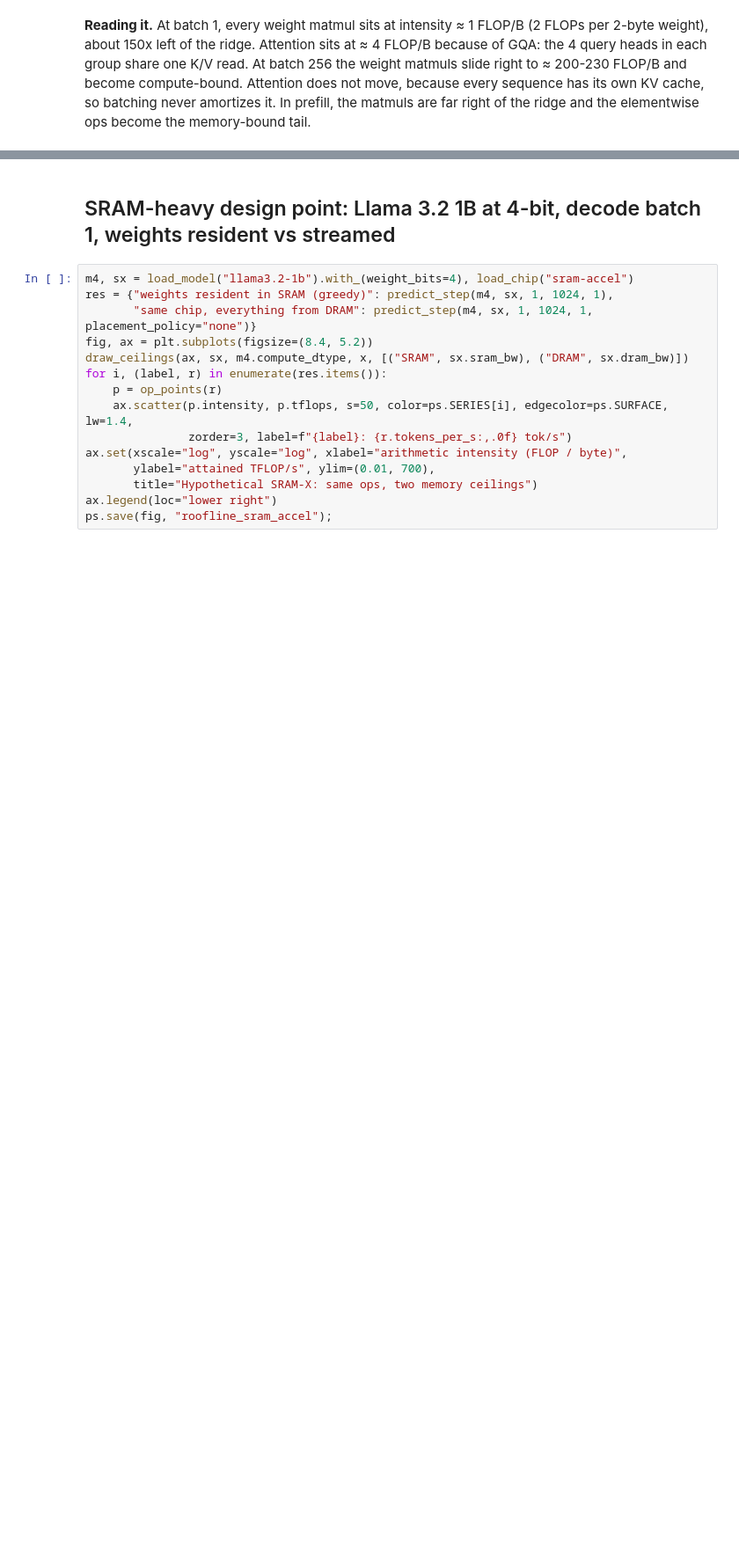
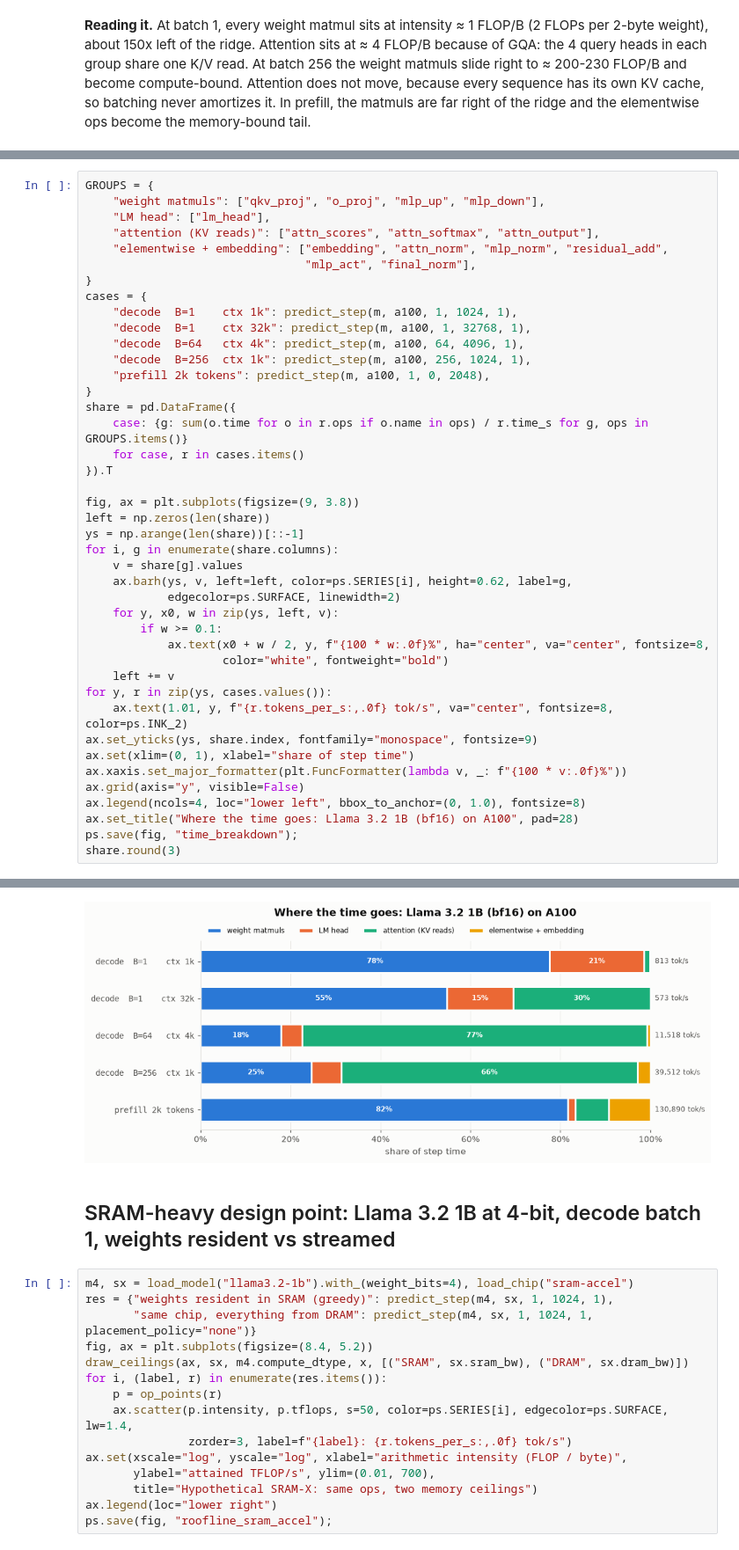
Before and after one commit to sanamang/Analytical-Performance-Model-for-LLM-Inference, a Jupyter notebook: notebooks/b_roofline.ipynb, the cells around one changed output, grey strips where cells are left out. Shown at 88% size. Cells and saved outputs as stored; diff of their text form; blank space fills up the shorter version.

```diff
--- a/notebooks/b_roofline.ipynb
+++ b/notebooks/b_roofline.ipynb
@@ -109,0 +117,43 @@ right of the ridge and the elementwise ops become the memory-bound tail.
+# %%
+GROUPS = {
+    "weight matmuls": ["qkv_proj", "o_proj", "mlp_up", "mlp_down"],
+    "LM head": ["lm_head"],
+    "attention (KV reads)": ["attn_scores", "attn_softmax", "attn_output"],
+    "elementwise + embedding": ["embedding", "attn_norm", "mlp_norm", "residual_add",
+                                "mlp_act", "final_norm"],
+}
+cases = {
+    "decode  B=1    ctx 1k": predict_step(m, a100, 1, 1024, 1),
+    "decode  B=1    ctx 32k": predict_step(m, a100, 1, 32768, 1),
+    "decode  B=64   ctx 4k": predict_step(m, a100, 64, 4096, 1),
+    "decode  B=256  ctx 1k": predict_step(m, a100, 256, 1024, 1),
+    "prefill 2k tokens": predict_step(m, a100, 1, 0, 2048),
+}
+share = pd.DataFrame({
+    case: {g: sum(o.time for o in r.ops if o.name in ops) / r.time_s for g, ops in GROUPS.items()}
+    for case, r in cases.items()
+}).T
+
+fig, ax = plt.subplots(figsize=(9, 3.8))
+left = np.zeros(len(share))
+ys = np.arange(len(share))[::-1]
+for i, g in enumerate(share.columns):
+    v = share[g].values
+    ax.barh(ys, v, left=left, color=ps.SERIES[i], height=0.62, label=g,
+            edgecolor=ps.SURFACE, linewidth=2)
+    for y, x0, w in zip(ys, left, v):
+        if w >= 0.1:
+            ax.text(x0 + w / 2, y, f"{100 * w:.0f}%", ha="center", va="center", fontsize=8,
+                    color="white", fontweight="bold")
+    left += v
+for y, r in zip(ys, cases.values()):
+    ax.text(1.01, y, f"{r.tokens_per_s:,.0f} tok/s", va="center", fontsize=8, color=ps.INK_2)
+ax.set_yticks(ys, share.index, fontfamily="monospace", fontsize=9)
+ax.set(xlim=(0, 1), xlabel="share of step time")
+ax.xaxis.set_major_formatter(plt.FuncFormatter(lambda v, _: f"{100 * v:.0f}%"))
+ax.grid(axis="y", visible=False)
+ax.legend(ncols=4, loc="lower left", bbox_to_anchor=(0, 1.0), fontsize=8)
+ax.set_title("Where the time goes: Llama 3.2 1B (bf16) on A100", pad=28)
+ps.save(fig, "time_breakdown");
+share.round(3)
+# %% [output]
@@ -110,3 +166,4 @@ right of the ridge and the elementwise ops become the memory-bound tail.
+[figure, added]
 # %% [markdown]
 ## SRAM-heavy design point: Llama 3.2 1B at 4-bit, decode batch 1, weights resident vs streamed
 # %%
```
Also changed, not shown: parts of 2 cells of this notebook, 10 other files.
